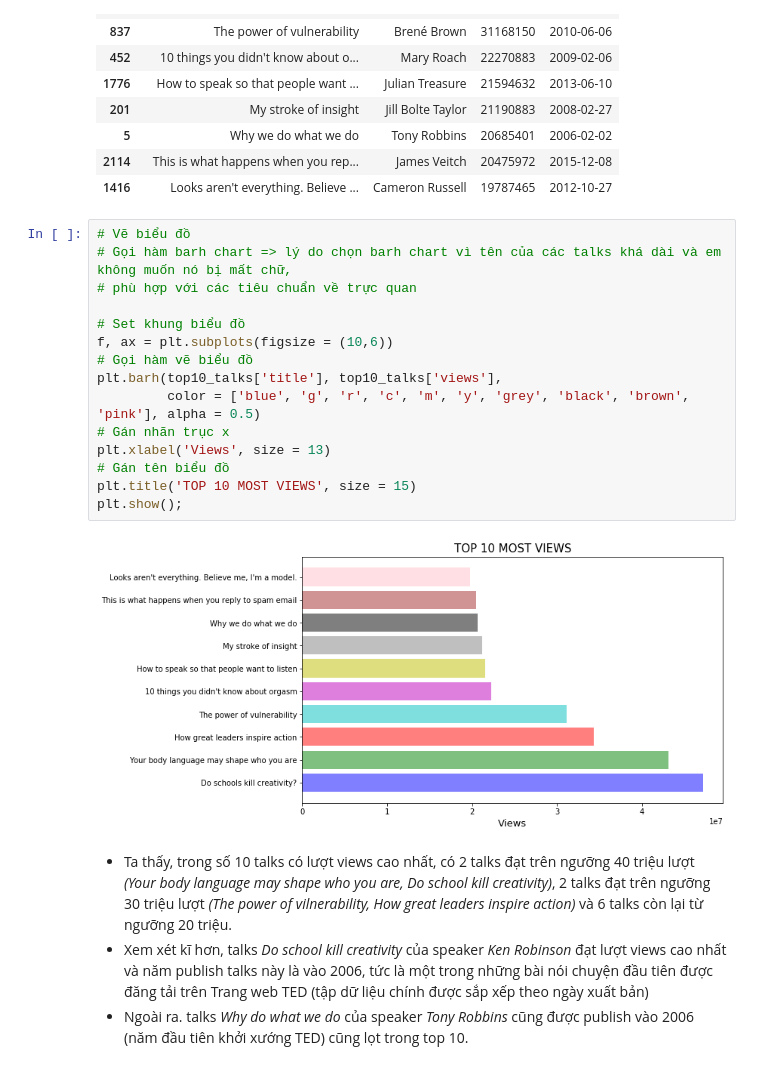
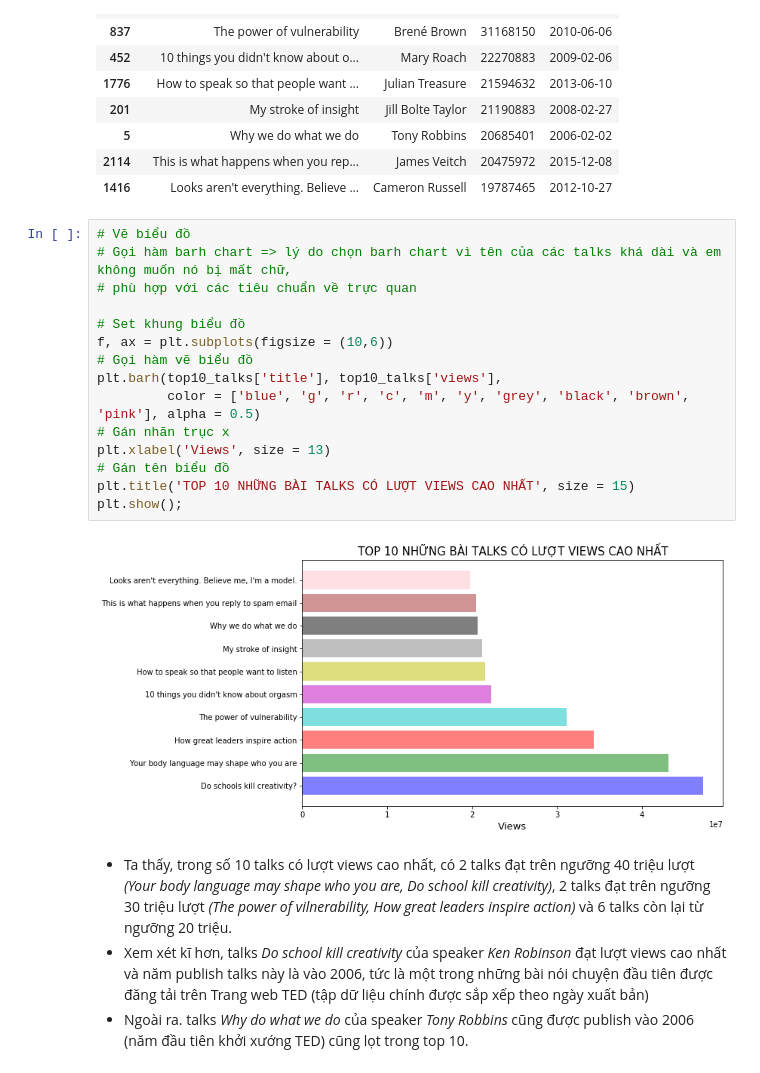
Before and after one commit to nguyenhuynhxuanmai/LTKHDL_FinalProject, a Jupyter notebook: 1712091_NguyenHuynhXuanMai.ipynb, the cells around one changed output. Cells and saved outputs as stored; diff of their text form.

```diff
--- a/1712091_NguyenHuynhXuanMai.ipynb
+++ b/1712091_NguyenHuynhXuanMai.ipynb
@@ -217,20 +217,20 @@ top10_talks
 # %%
 # Vẽ biểu đồ
 # Gọi hàm barh chart => lý do chọn barh chart vì tên của các talks khá dài và em không muốn nó bị mất chữ,
 # phù hợp với các tiêu chuẩn về trực quan
 
 # Set khung biểu đồ
 f, ax = plt.subplots(figsize = (10,6))
 # Gọi hàm vẽ biểu đồ
 plt.barh(top10_talks['title'], top10_talks['views'],
          color = ['blue', 'g', 'r', 'c', 'm', 'y', 'grey', 'black', 'brown', 'pink'], alpha = 0.5)
 # Gán nhãn trục x
 plt.xlabel('Views', size = 13)
 # Gán tên biểu đồ
-plt.title('TOP 10 MOST VIEWS', size = 15)
+plt.title('TOP 10 NHỮNG BÀI TALKS CÓ LƯỢT VIEWS CAO NHẤT', size = 15)
 plt.show();
 # %% [output]
-[figure, old version]
+[figure, new version]
 # %% [markdown]
 - Ta thấy, trong số 10 talks có lượt views cao nhất, có 2 talks đạt trên ngưỡng 40 triệu lượt *(Your body language may shape who you are, Do school kill creativity)*, 2 talks đạt trên ngưỡng 30 triệu lượt *(The power of vilnerability, How great leaders inspire action)* và 6 talks còn lại từ ngưỡng 20 triệu.
 - Xem xét kĩ hơn, talks *Do school kill creativity* của speaker *Ken Robinson* đạt lượt views cao nhất và năm publish talks này là vào 2006, tức là một trong những bài nói chuyện đầu tiên được đăng tải trên Trang web TED (tập dữ liệu chính được sắp xếp theo ngày xuất bản)
```
Also changed, not shown: parts of 83 cells of this notebook.
